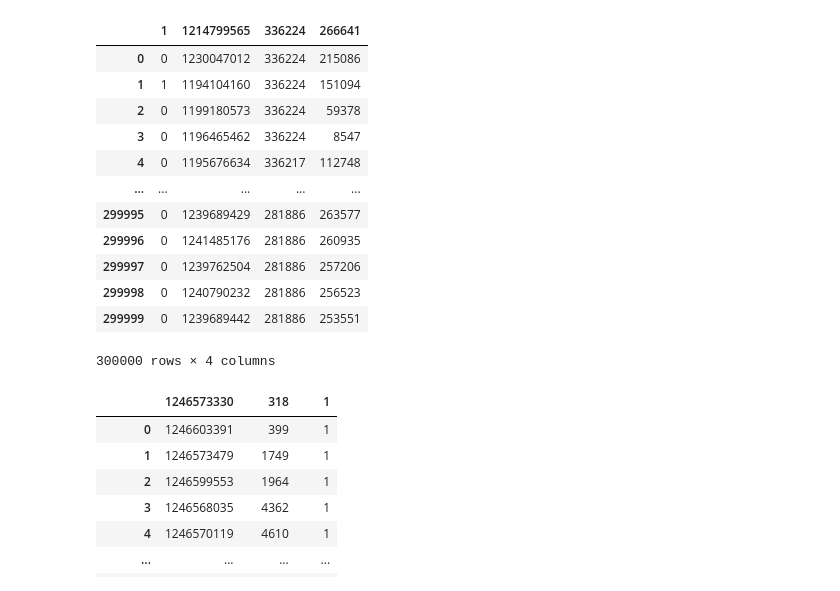
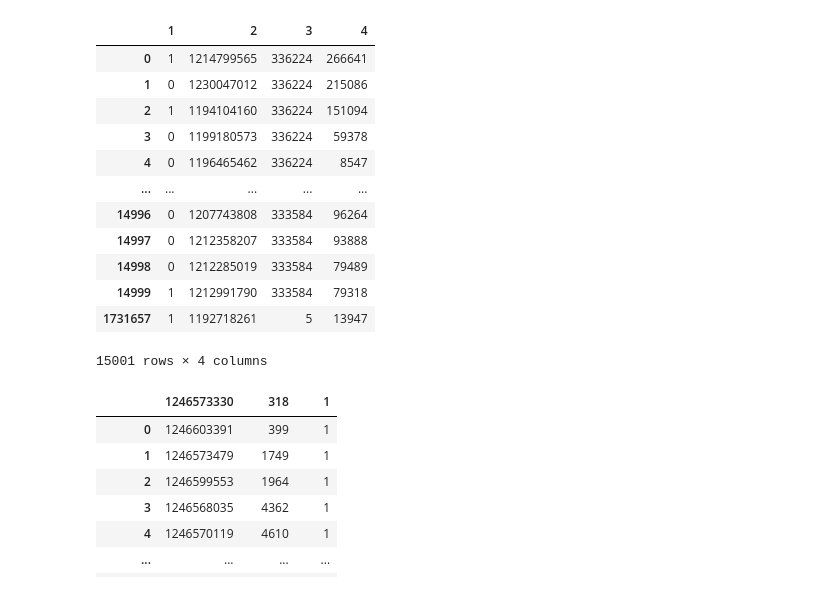
Before and after one commit to Skoyntoyflis/IMINFECTOR, a Jupyter notebook: Data/Digg/healthcare.ipynb, the cells around one changed output. Drawn from its saved outputs; the diff is of its cells as text; code cells hidden in the pictures.

```diff
--- a/Data/Digg/healthcare.ipynb
+++ b/Data/Digg/healthcare.ipynb
@@ -17,5 +112,5 @@ from sklearn.linear_model import LinearRegression
 # %%
-df1 = pd.read_csv("Init_Data/digg_friends.csv",sep=',') #open csv file and save it to dataframe
+df = pd.read_csv("Init_Data/digg_friends.csv",sep=',',header=None) #, names=['1','2','3','4']) #open csv file and save it to dataframe
 # df1_friends2009 = df1["1214799565	"]
-df1.head()
+df.head()
 # %% [output]
@@ -28,3 +123,3 @@ df1.head()
 # %%
-df1.columns = ['1', '2', '3', '4']
-df1
+df.columns = ['1', '2', '3', '4']
+# df
@@ -54,24 +215,24 @@ count1, count2 , count1-count2
 # %%
-indexes_to_keep = set(range(df1.shape[0])) - set(range(300000,1731657))
+indexes_to_keep = set(range(df.shape[0])) - set(range(15000,1731657))
 
-df_sliced = df1.take(list(indexes_to_keep))
+df_sliced = df.take(list(indexes_to_keep))
 df_sliced.to_csv('digg_friends_sliced.csv',index=False,sep=",",header=False, quoting=1)
 
 df_sliced
 # %% [output]
-|  | 1 | 1214799565 | 336224 | 266641 |
-| 0 | 0 | 1230047012 | 336224 | 215086 |
-| 1 | 1 | 1194104160 | 336224 | 151094 |
-| 2 | 0 | 1199180573 | 336224 | 59378 |
-| 3 | 0 | 1196465462 | 336224 | 8547 |
-| 4 | 0 | 1195676634 | 336217 | 112748 |
+|  | 1 | 2 | 3 | 4 |
+| 0 | 1 | 1214799565 | 336224 | 266641 |
+| 1 | 0 | 1230047012 | 336224 | 215086 |
+| 2 | 1 | 1194104160 | 336224 | 151094 |
+| 3 | 0 | 1199180573 | 336224 | 59378 |
+| 4 | 0 | 1196465462 | 336224 | 8547 |
 | ... | ... | ... | ... | ... |
-| 299995 | 0 | 1239689429 | 281886 | 263577 |
-| 299996 | 0 | 1241485176 | 281886 | 260935 |
-| 299997 | 0 | 1239762504 | 281886 | 257206 |
-| 299998 | 0 | 1240790232 | 281886 | 256523 |
-| 299999 | 0 | 1239689442 | 281886 | 253551 |
+| 14996 | 0 | 1207743808 | 333584 | 96264 |
+| 14997 | 0 | 1212358207 | 333584 | 93888 |
+| 14998 | 0 | 1212285019 | 333584 | 79489 |
+| 14999 | 1 | 1212991790 | 333584 | 79318 |
+| 1731657 | 1 | 1192718261 | 5 | 13947 |
-300000 rows × 4 columns
+15001 rows × 4 columns
 # %%
 df2 = pd.read_csv("Init_Data/digg_votes1.csv",sep=',') #open csv file and save it to dataframe
 df2
```
Also changed, not shown: parts of 19 cells of this notebook, 26 other files.
